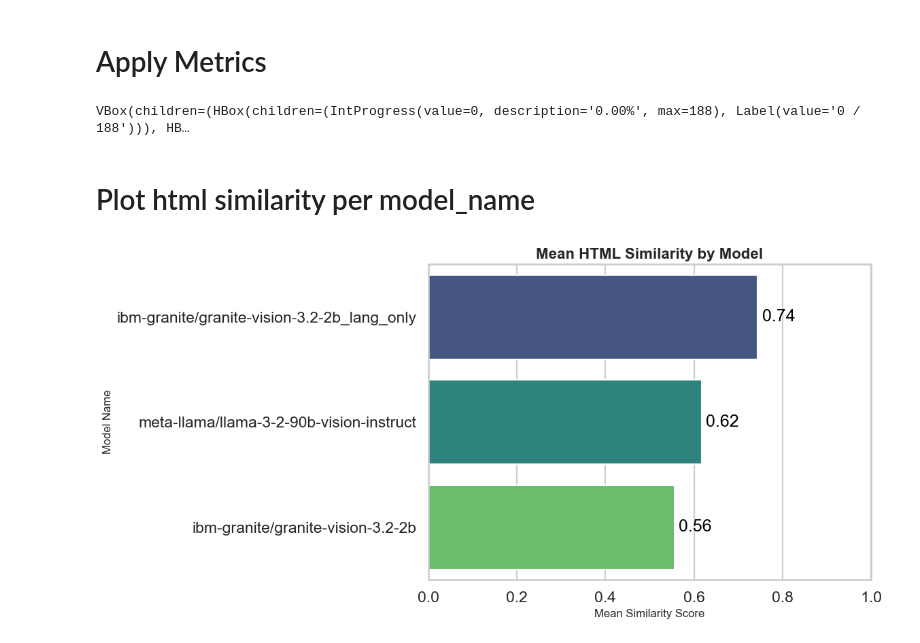
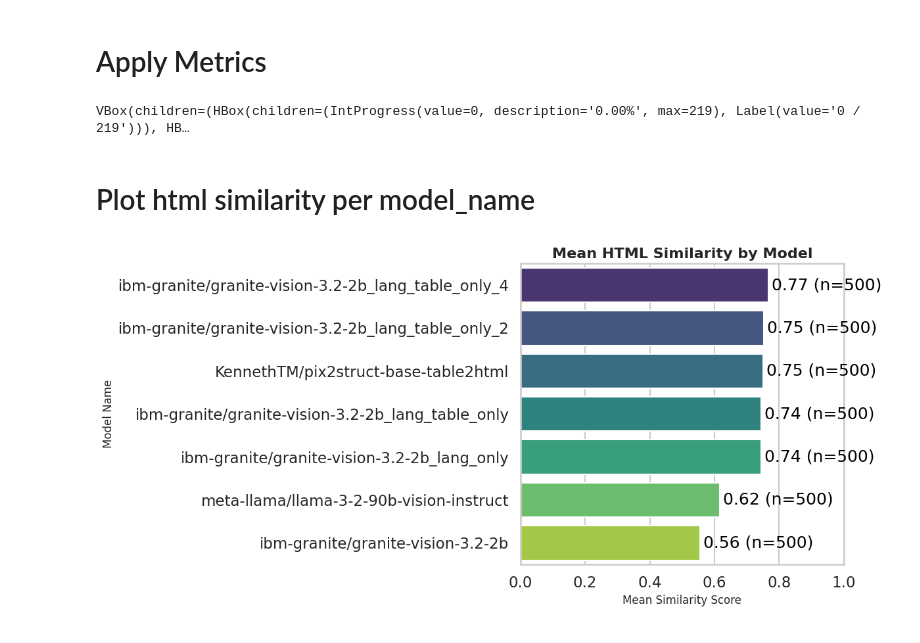
Before and after one commit to JulioSanchezD/TableVision2html, a Jupyter notebook: notebooks/evaluation.ipynb, the cells around one changed output. Drawn from its saved outputs; the diff is of its cells as text; code cells hidden in the pictures.

Commit message:
Finish language layers experiments. Upload model to hub

```diff
--- a/notebooks/evaluation.ipynb
+++ b/notebooks/evaluation.ipynb
@@ -24,7 +26,7 @@ INFO: Pandarallel will use standard multiprocessing data transfer (pipe) to tran
 results = pd.read_json('data/evaluation/results.jsonl', lines=True)
 results['model_name'] = results['model_name'] + results['adapter'].apply(lambda x: '' if x is None else f'_{x}')
 # Filter models of interest
-results = results[results['model_name'].str.contains('ibm') | results['model_name'].str.contains('meta')]
+# results = results[results['model_name'].str.contains('ibm') | results['model_name'].str.contains('meta')]
 results.head()
 # %% [output]
 |  | inference_id | dataset | imgid | html | model_name | adapter | model_prediction | model_backend | ... |
@@ -84,45 +86,45 @@ results['html_similarity'] = results.parallel_apply(
     axis=1
 )
 # %% [output]
-VBox(children=(HBox(children=(IntProgress(value=0, description='0.00%', max=188), Label(value='0 / 188'))), HB…
+VBox(children=(HBox(children=(IntProgress(value=0, description='0.00%', max=219), Label(value='0 / 219'))), HB…
 # %% [markdown]
 # Plot html similarity per model_name
 # %%
 # Prepare and sort data
 mean_sim = (
     results[['model_name', 'html_similarity']]
     .groupby('model_name')
-    .mean()
+    .agg(mean_score=('html_similarity', 'mean'), count=('html_similarity', 'count'))
     .reset_index()
-    .sort_values('html_similarity', ascending=False)
+    .sort_values('mean_score', ascending=False)
 )
 
 # Set style
-sns.set(style="whitegrid", context="talk")
+sns.set_theme(style="whitegrid", context="talk")
 
 # Plot
 plt.figure(figsize=(12, 6))
 sns.barplot(
-    x='html_similarity',
+    x='mean_score',
     y='model_name',
     hue='model_name',            # Assign hue to enable palette
     data=mean_sim,
     palette='viridis',
     dodge=False,
     legend=False                 # Disable redundant legend
 )
 
 # Labels and formatting
 plt.title('Mean HTML Similarity by Model', fontsize=16, weight='bold')
 plt.xlabel('Mean Similarity Score', fontsize=12)
 plt.ylabel('Model Name', fontsize=12)
 plt.xlim(0, 1)
 plt.tight_layout()
 
-# Add value labels
-for i, v in enumerate(mean_sim['html_similarity']):
-    plt.text(v + 0.01, i, f"{v:.2f}", color='black', va='center')
+# Add value labels (mean + sample count)
+for i, (score, count) in enumerate(zip(mean_sim['mean_score'], mean_sim['count'])):
+    plt.text(score + 0.01, i, f"{score:.2f} (n={count})", color='black', va='center')
 
 plt.show()
 # %% [output]
-[figure, old version]
+[figure, new version]
```
Also changed, not shown: parts of 5 cells of this notebook, 10 other files.
